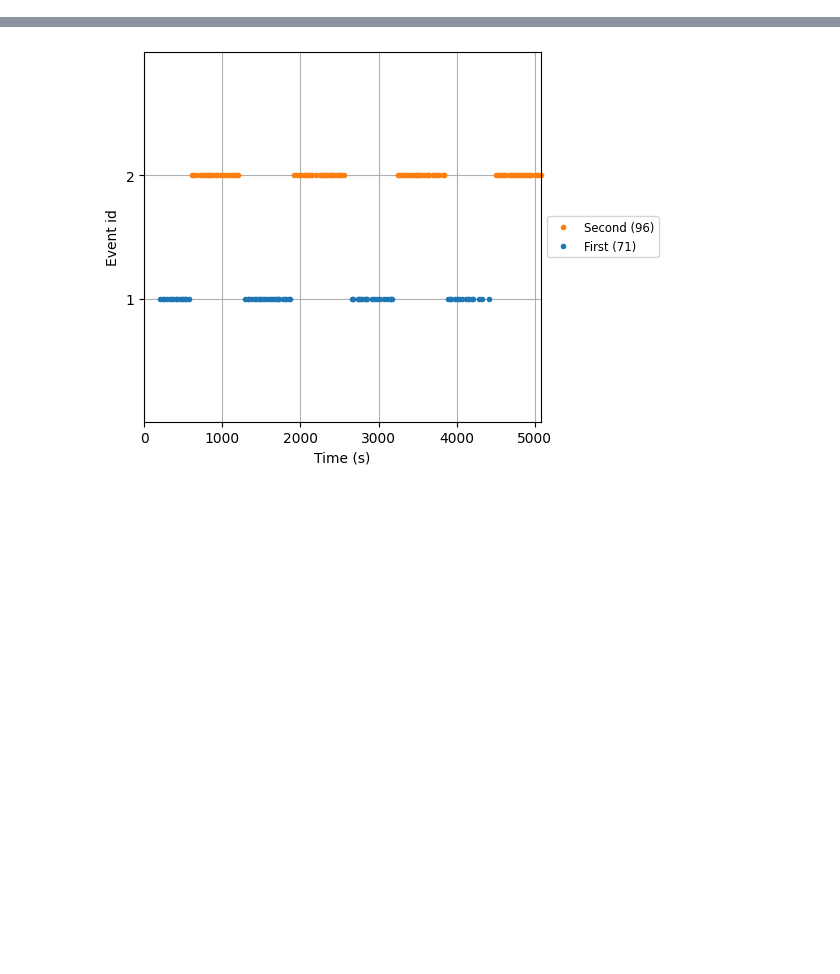
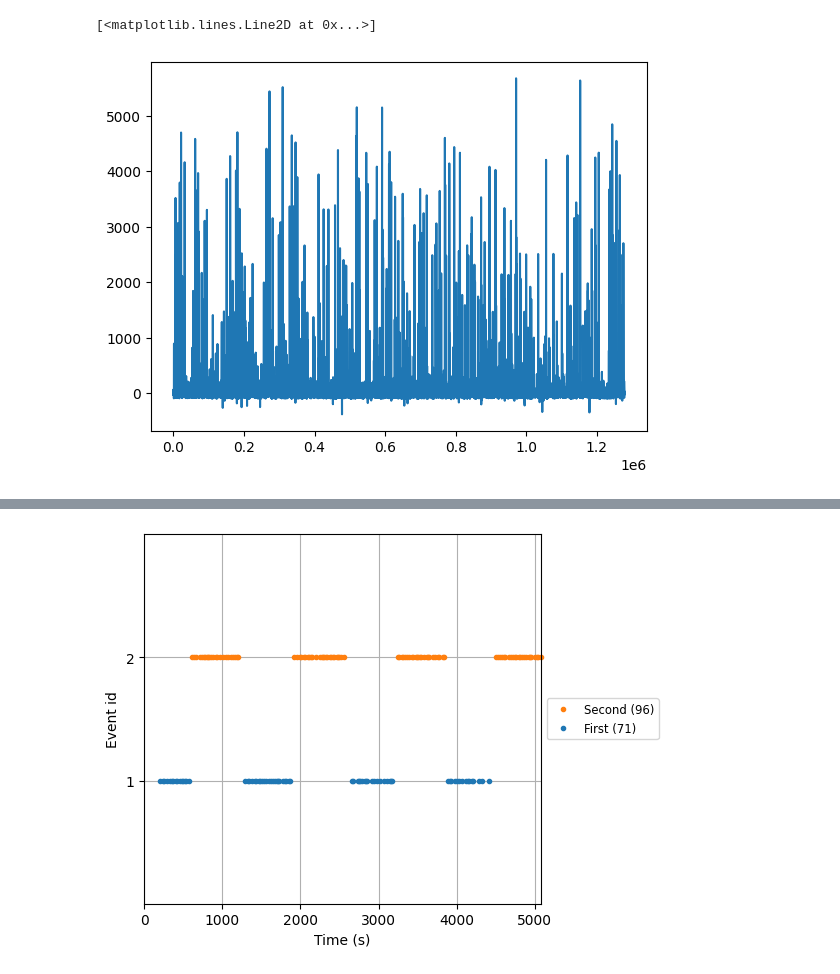
Before and after one commit to Straightgit/hyperscanning, a Jupyter notebook: Hyperscanning.ipynb, the cells around one changed output, grey strips where cells are left out. Drawn from its saved outputs; the diff is of its cells as text; code cells hidden in the pictures; blank space fills up the shorter version.

```diff
--- a/Hyperscanning.ipynb
+++ b/Hyperscanning.ipynb
@@ -103,0 +765,5 @@ events_mne = metki_15_16.to_numpy()
+# %%
+plt.plot(range(Test.shape[1]),Test.loc[0,:])
+# %% [output]
+[<matplotlib.lines.Line2D at 0x...>]
+[figure, added]
```
Also changed, not shown: parts of 82 cells of this notebook.
